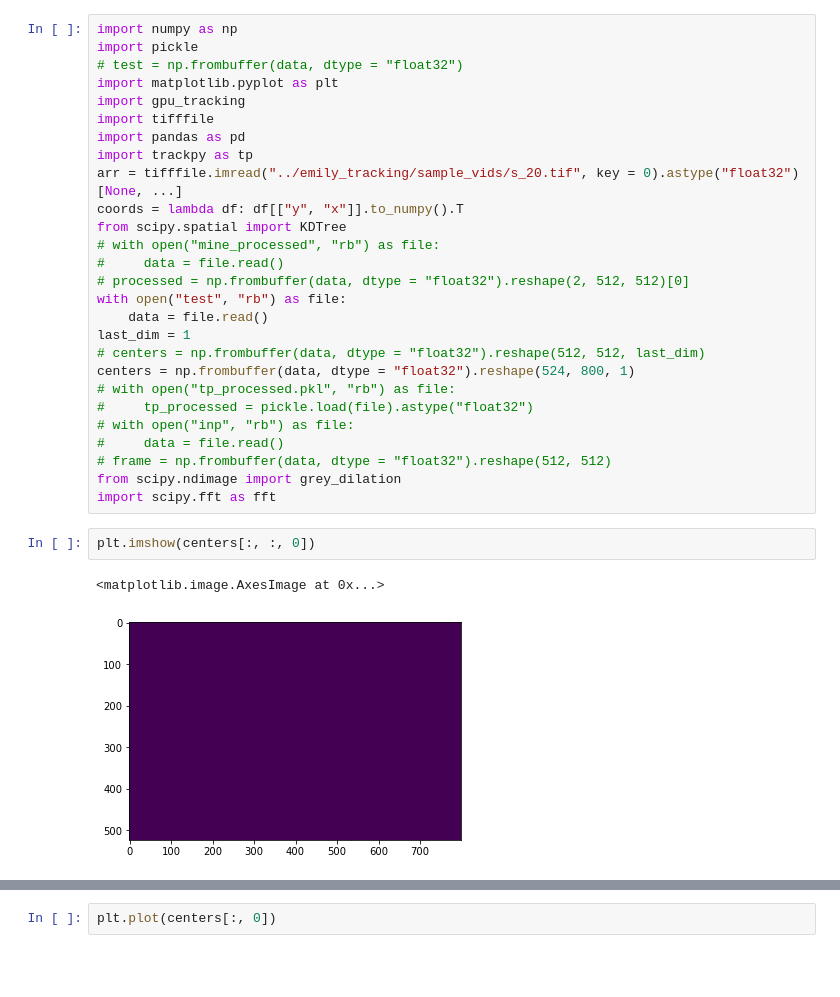
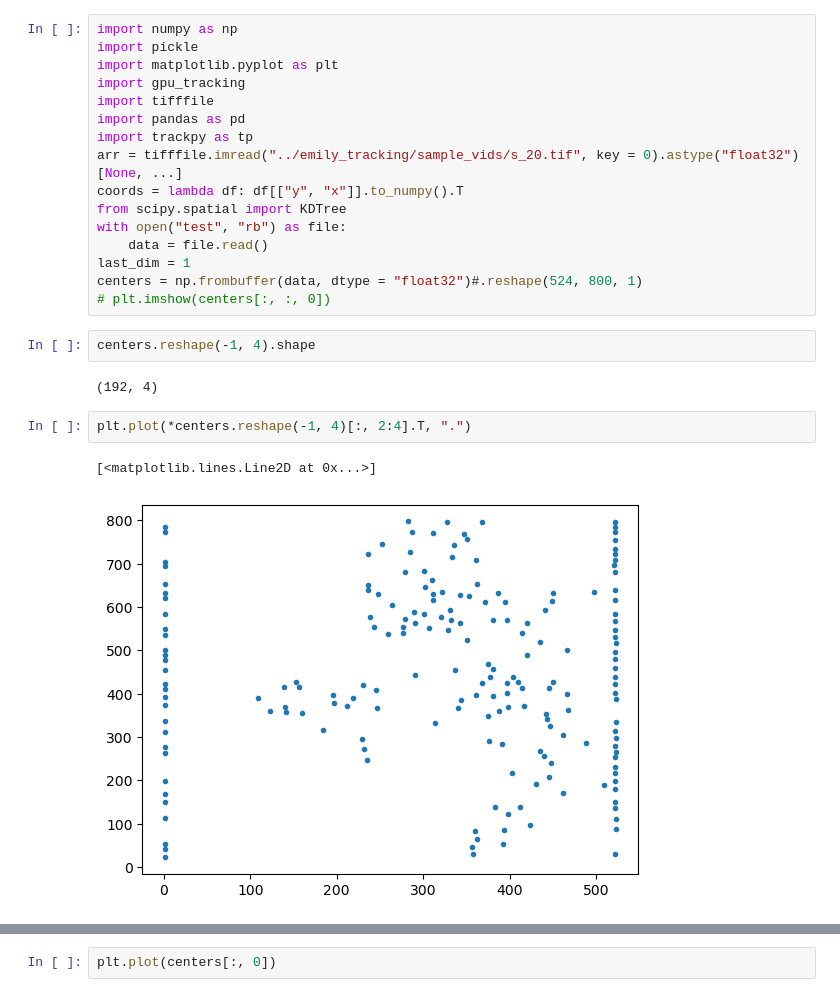
Before and after one commit to amfaber/tracking_optimizations, a Jupyter notebook: gpu-tracking/explore.ipynb, the cells around one changed output, grey strips where cells are left out. Drawn from its saved outputs; the diff is of its cells as text; blank space fills up the shorter version.

```diff
--- a/gpu-tracking/explore.ipynb
+++ b/gpu-tracking/explore.ipynb
@@ -1,7 +1,6 @@
 # %%
 import numpy as np
 import pickle
-# test = np.frombuffer(data, dtype = "float32")
 import matplotlib.pyplot as plt
 import gpu_tracking
 import tifffile
@@ -10,23 +9,17 @@ import trackpy as tp
 arr = tifffile.imread("../emily_tracking/sample_vids/s_20.tif", key = 0).astype("float32")[None, ...]
 coords = lambda df: df[["y", "x"]].to_numpy().T
 from scipy.spatial import KDTree
-# with open("mine_processed", "rb") as file:
-#     data = file.read()
-# processed = np.frombuffer(data, dtype = "float32").reshape(2, 512, 512)[0]
 with open("test", "rb") as file:
     data = file.read()
 last_dim = 1
-# centers = np.frombuffer(data, dtype = "float32").reshape(512, 512, last_dim)
-centers = np.frombuffer(data, dtype = "float32").reshape(524, 800, 1)
-# with open("tp_processed.pkl", "rb") as file:
-#     tp_processed = pickle.load(file).astype("float32")
-# with open("inp", "rb") as file:
-#     data = file.read()
-# frame = np.frombuffer(data, dtype = "float32").reshape(512, 512)
-from scipy.ndimage import grey_dilation
-import scipy.fft as fft
+centers = np.frombuffer(data, dtype = "float32")#.reshape(524, 800, 1)
+# plt.imshow(centers[:, :, 0])
-# %%
-plt.imshow(centers[:, :, 0])
-# %% [output]
-<matplotlib.image.AxesImage at 0x...>
-[figure, removed]
+# %%
+centers.reshape(-1, 4).shape
+# %% [output]
+(192, 4)
+# %%
+plt.plot(*centers.reshape(-1, 4)[:, 2:4].T, ".")
+# %% [output]
+[<matplotlib.lines.Line2D at 0x...>]
+[figure, added]
```
Also changed, not shown: parts of 2 cells of this notebook, 6 other files.
